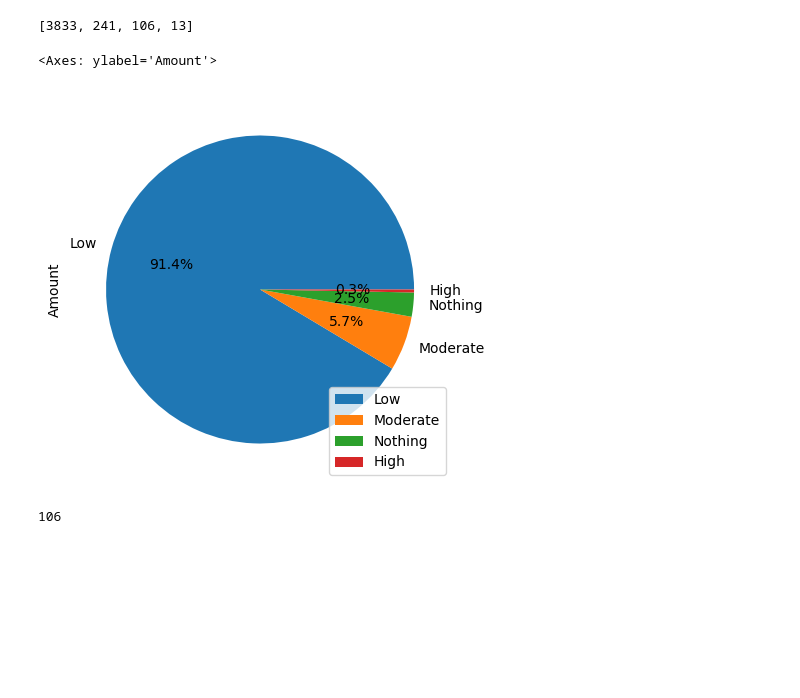
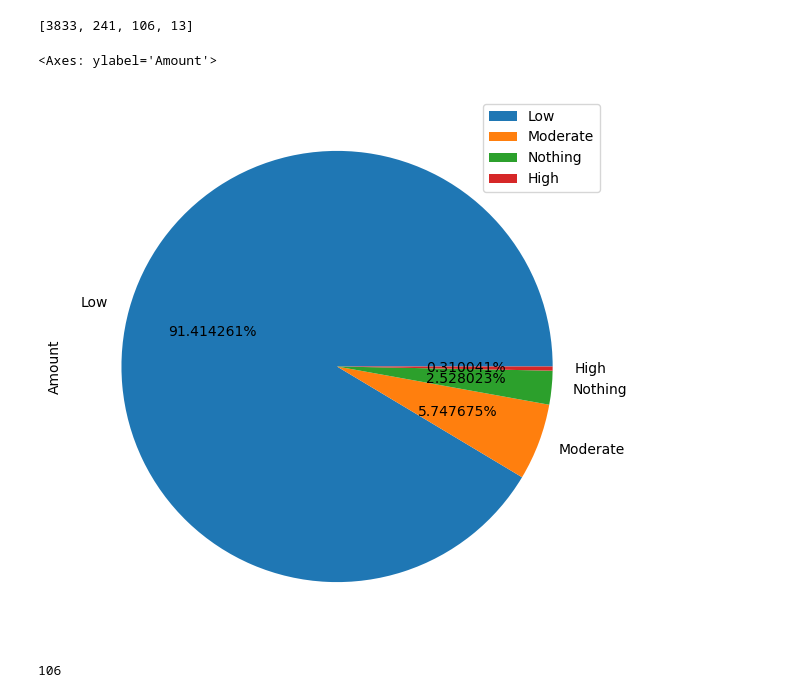
Before and after one commit to imirransom/DataEngineering.Labs.CityOfNewarkDETreeSurvey, a Jupyter notebook: data/newark_de_tree_survey-checkpoint.ipynb, the cells around one changed output. Saved outputs shown, nothing was run; the diff lists cells and outputs as text; code cells hidden in the pictures; blank space fills up the shorter version.

```diff
--- a/data/newark_de_tree_survey-checkpoint.ipynb
+++ b/data/newark_de_tree_survey-checkpoint.ipynb
@@ -335,11 +335,11 @@ colors = ['Low', 'Moderate', "Nothing", 'High']
 # %%
 # Plot the pie chart here
 df4 = pd.DataFrame({'Risk Level': risks, 'Amount': amount},
                     index=colors)
-df4.plot.pie(y='Amount', autopct='%1.1f%%', figsize=(5, 5))
+df4.plot.pie(y='Amount', autopct='%f%%', figsize=(7, 7))
 # %% [output]
 <Axes: ylabel='Amount'>
-[figure, old version]
+[figure, new version]
 # %%
 # How many entries have missing values for the RISK attribute? Why are these values missing?
 not_applicable
```
Also changed, not shown: parts of 4 cells of this notebook.
